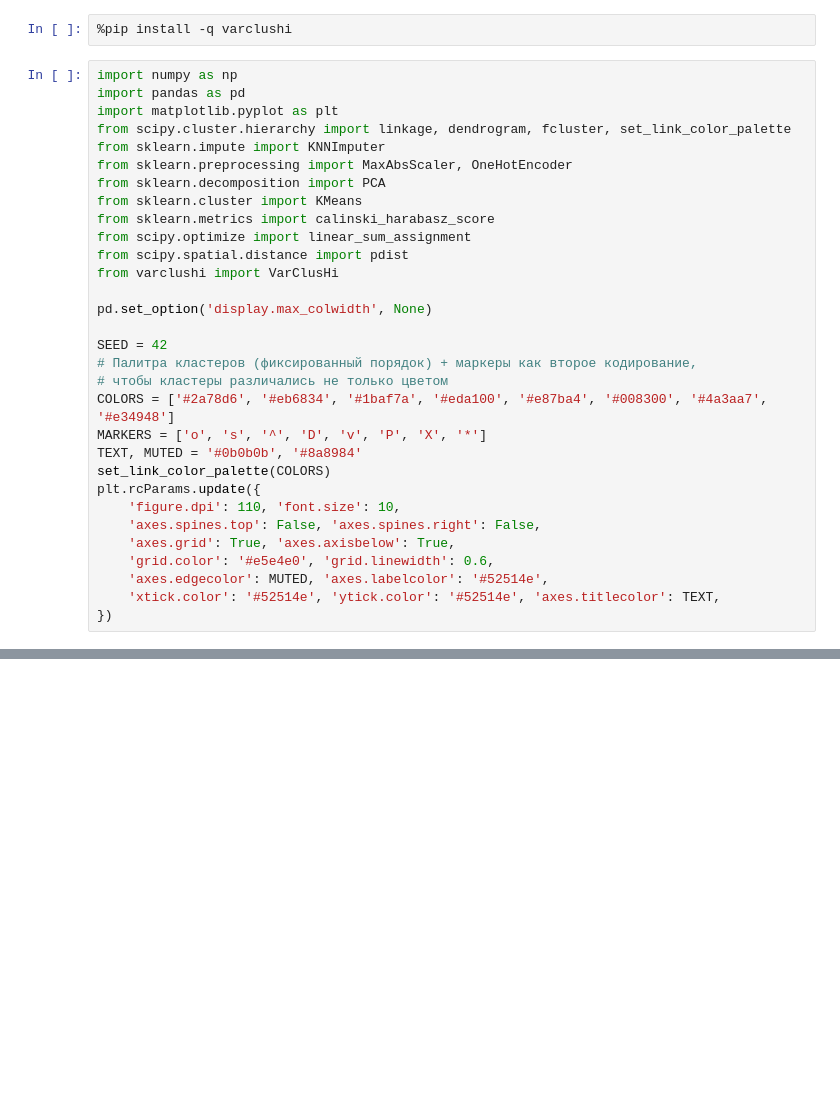
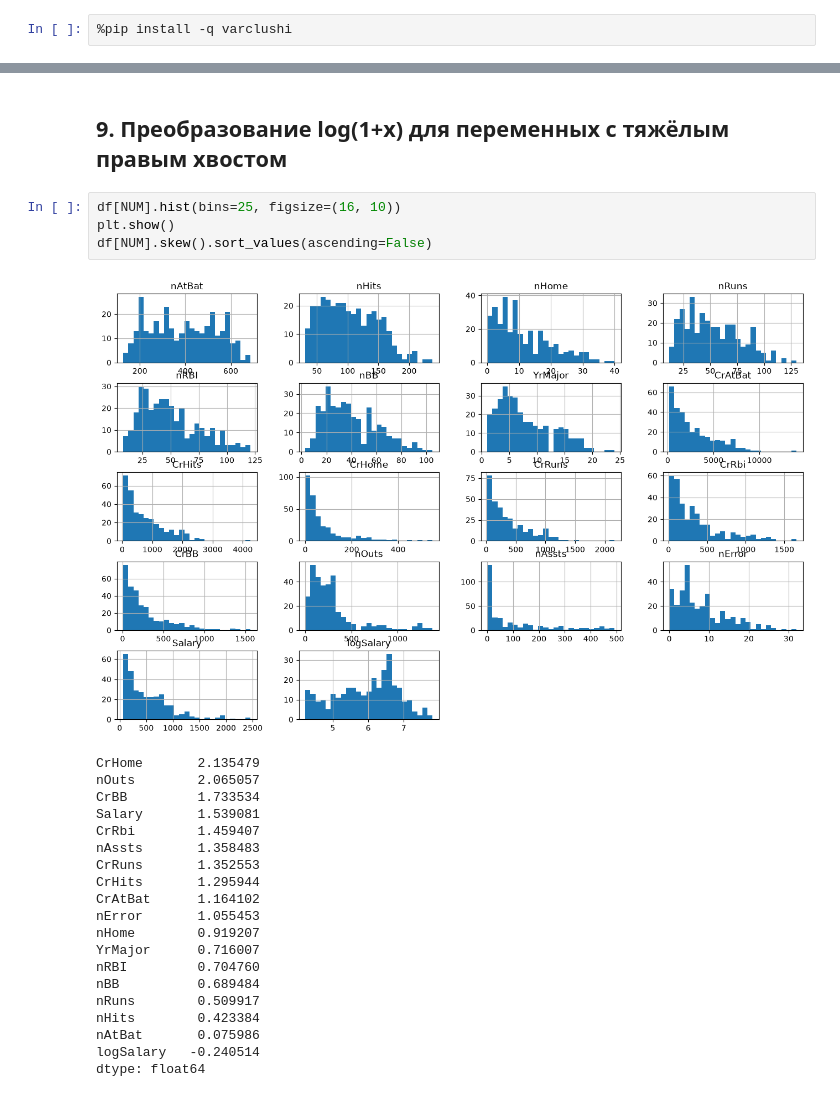
Before and after one commit to ponchik090/numero_uno, a Jupyter notebook: lab3_clustering.ipynb, the cells around one changed output, grey strips where cells are left out. Cells and saved outputs as stored; diff of their text form; blank space fills up the shorter version.

```diff
--- a/lab3_clustering.ipynb
+++ b/lab3_clustering.ipynb
@@ -16,33 +6,2 @@
 # %%
 %pip install -q varclushi
-# %%
-import numpy as np
-import pandas as pd
-import matplotlib.pyplot as plt
-from scipy.cluster.hierarchy import linkage, dendrogram, fcluster, set_link_color_palette
-from sklearn.impute import KNNImputer
-from sklearn.preprocessing import MaxAbsScaler, OneHotEncoder
-from sklearn.decomposition import PCA
-from sklearn.cluster import KMeans
-from sklearn.metrics import calinski_harabasz_score
-from scipy.optimize import linear_sum_assignment
-from scipy.spatial.distance import pdist
-from varclushi import VarClusHi
-
-pd.set_option('display.max_colwidth', None)
-
-SEED = 42
-# Палитра кластеров (фиксированный порядок) + маркеры как второе кодирование,
-# чтобы кластеры различались не только цветом
-COLORS = ['#2a78d6', '#eb6834', '#1baf7a', '#eda100', '#e87ba4', '#008300', '#4a3aa7', '#e34948']
-MARKERS = ['o', 's', '^', 'D', 'v', 'P', 'X', '*']
-TEXT, MUTED = '#0b0b0b', '#8a8984'
-set_link_color_palette(COLORS)
-plt.rcParams.update({
-    'figure.dpi': 110, 'font.size': 10,
-    'axes.spines.top': False, 'axes.spines.right': False,
-    'axes.grid': True, 'axes.axisbelow': True,
-    'grid.color': '#e5e4e0', 'grid.linewidth': 0.6,
-    'axes.edgecolor': MUTED, 'axes.labelcolor': '#52514e',
-    'xtick.color': '#52514e', 'ytick.color': '#52514e', 'axes.titlecolor': TEXT,
-})
@@ -697,0 +167,27 @@ RS_Ratio):
+# %% [markdown]
+## 9. Преобразование log(1+x) для переменных с тяжёлым правым хвостом
+# %%
+df[NUM].hist(bins=25, figsize=(16, 10))
+plt.show()
+df[NUM].skew().sort_values(ascending=False)
+# %% [output]
+[figure, added]
+CrHome       2.135479
+nOuts        2.065057
+CrBB         1.733534
+Salary       1.539081
+CrRbi        1.459407
+nAssts       1.358483
+CrRuns       1.352553
+CrHits       1.295944
+CrAtBat      1.164102
+nError       1.055453
+nHome        0.919207
+YrMajor      0.716007
+nRBI         0.704760
+nBB          0.689484
+nRuns        0.509917
+nHits        0.423384
+nAtBat       0.075986
+logSalary   -0.240514
+dtype: float64
```
Also changed, not shown: parts of 71 cells of this notebook.
